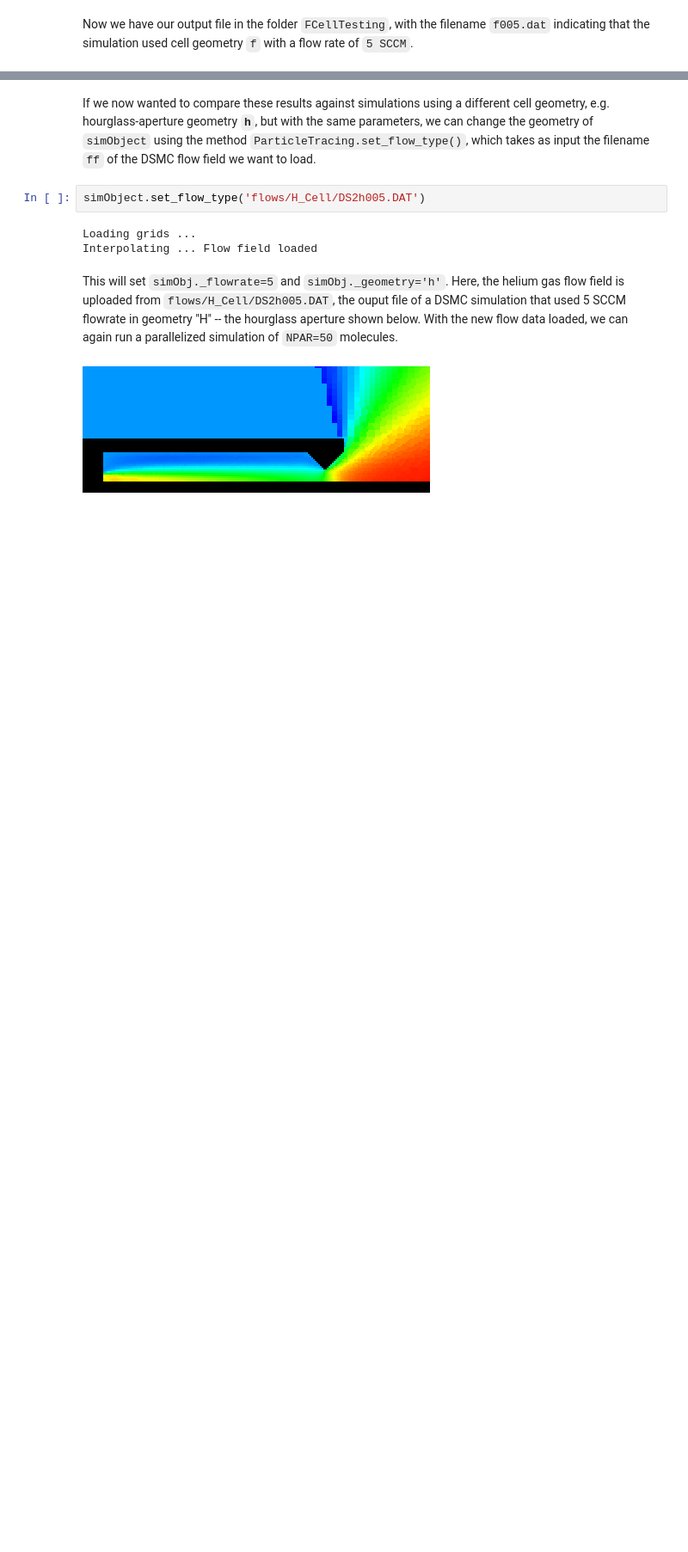
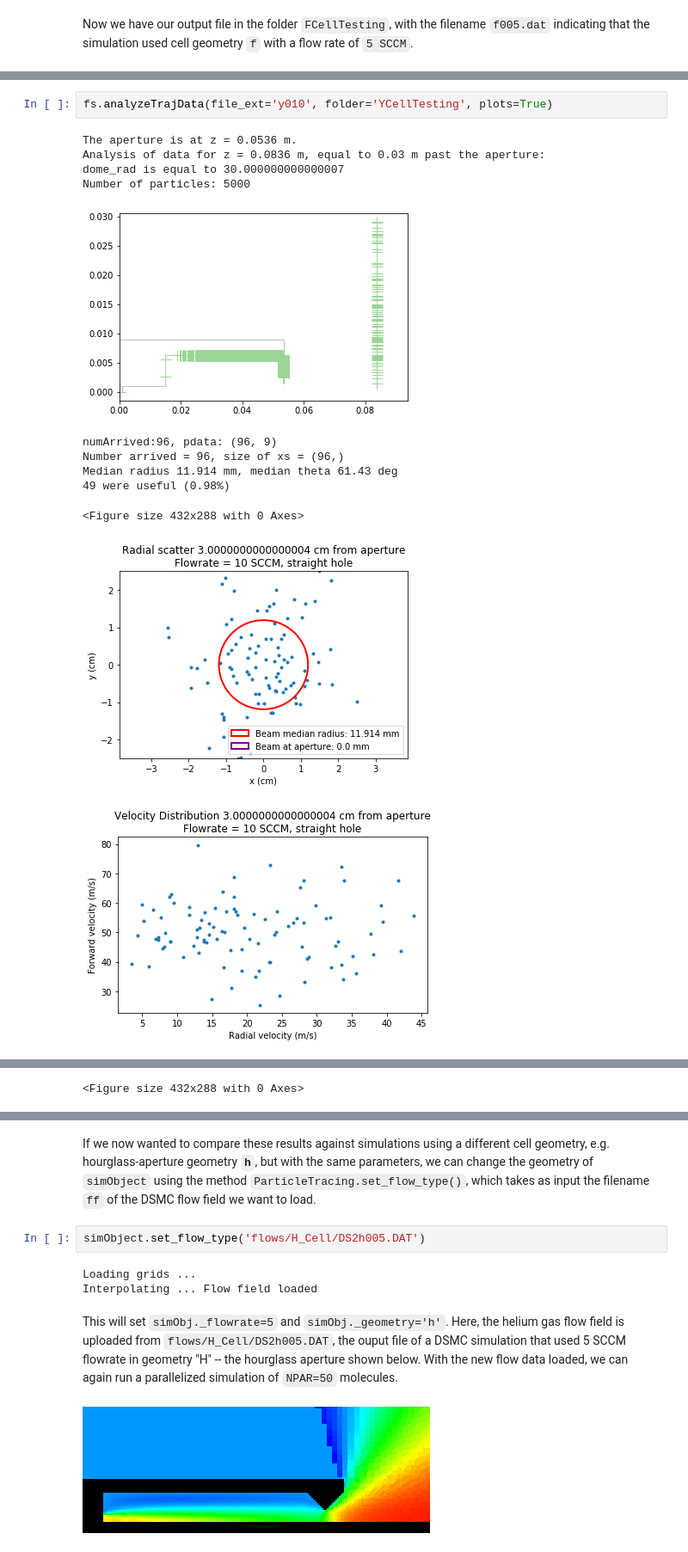
Before and after one commit to YuikiTakahashi/New-Yuiki-DSMC, a Jupyter notebook: 3Dsim/MoleculeTracingGuide-Yuiki.ipynb, the cells around one changed output, grey strips where cells are left out. Shown: that part at 86% size. Drawn from its saved outputs; the diff is of its cells as text; blank space fills up the shorter version.

```diff
--- a/3Dsim/MoleculeTracingGuide-Yuiki.ipynb
+++ b/3Dsim/MoleculeTracingGuide-Yuiki.ipynb
@@ -99,0 +160,15 @@ Pumpout time dist 3 cm from aperture: 1.9 +- 0.7 ms
+# %%
+fs.analyzeTrajData(file_ext='y010', folder='YCellTesting', plots=True)
+# %% [output]
+The aperture is at z = 0.0536 m.
+Analysis of data for z = 0.0836 m, equal to 0.03 m past the aperture:
+dome_rad is equal to 30.000000000000007
+Number of particles: 5000
+[figure, added]
+numArrived:96, pdata: (96, 9)
+Number arrived = 96, size of xs = (96,)
+Median radius 11.914 mm, median theta 61.43 deg
+49 were useful (0.98%)
+<Figure size 432x288 with 0 Axes>
+[figure, added]
+[figure, added]
@@ -99,0 +191 @@ Pumpout time dist 3 cm from aperture: 1.9 +- 0.7 ms
+<Figure size 432x288 with 0 Axes>
```
Also changed, not shown: parts of 9 cells of this notebook, 47 other files.
